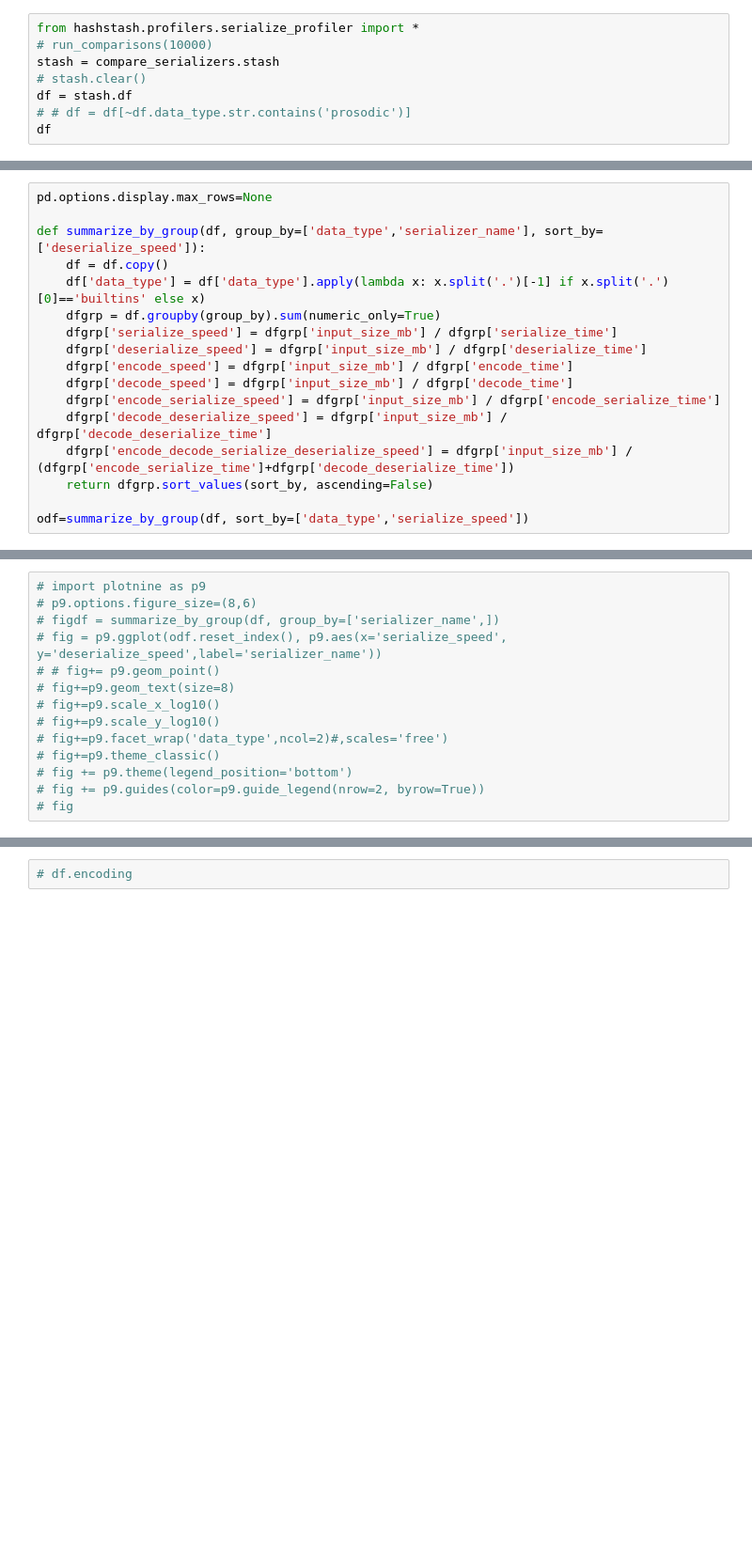
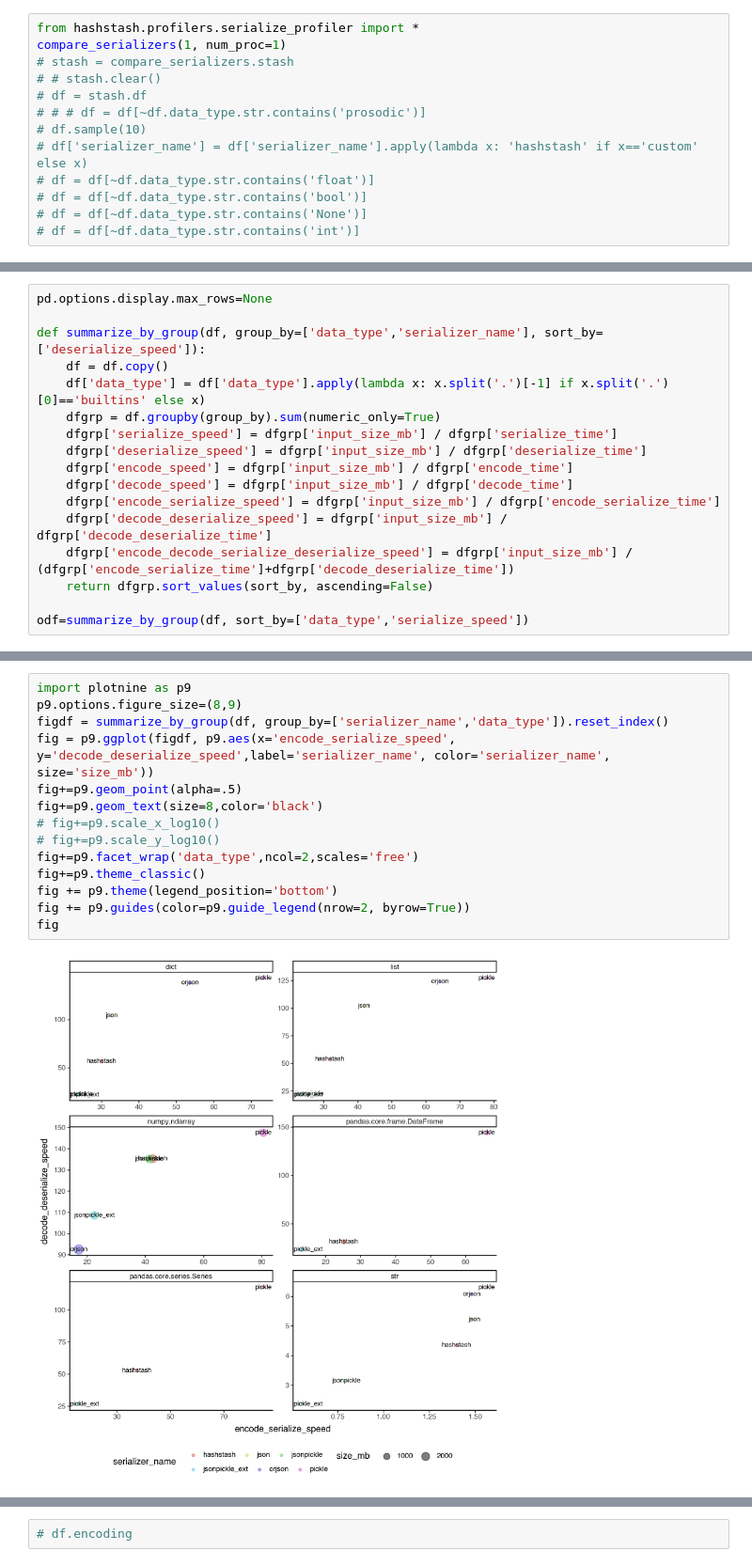
Before and after one commit to quadrismegistus/hashstash, a Jupyter notebook: notebooks/profile_serialize.ipynb, the cells around one changed output, grey strips where cells are left out. Shown: that part at 94% size. Cells and saved outputs as stored; diff of their text form; blank space fills up the shorter version.

```diff
--- a/notebooks/profile_serialize.ipynb
+++ b/notebooks/profile_serialize.ipynb
@@ -1,9 +1,14 @@
 # %%
 from hashstash.profilers.serialize_profiler import *
-# run_comparisons(10000)
-stash = compare_serializers.stash
-# stash.clear()
-df = stash.df
-# # df = df[~df.data_type.str.contains('prosodic')]
-df
+compare_serializers(1, num_proc=1)
+# stash = compare_serializers.stash
+# # stash.clear()
+# df = stash.df
+# # # df = df[~df.data_type.str.contains('prosodic')]
+# df.sample(10)
+# df['serializer_name'] = df['serializer_name'].apply(lambda x: 'hashstash' if x=='custom' else x)
+# df = df[~df.data_type.str.contains('float')]
+# df = df[~df.data_type.str.contains('bool')]
+# df = df[~df.data_type.str.contains('None')]
+# df = df[~df.data_type.str.contains('int')]
 # %% [output]
@@ -64,14 +106,16 @@ odf=summarize_by_group(df, sort_by=['data_type','serialize_speed'])
 # %%
-# import plotnine as p9
-# p9.options.figure_size=(8,6)
-# figdf = summarize_by_group(df, group_by=['serializer_name',])
-# fig = p9.ggplot(odf.reset_index(), p9.aes(x='serialize_speed', y='deserialize_speed',label='serializer_name'))
-# # fig+= p9.geom_point()
-# fig+=p9.geom_text(size=8)
+import plotnine as p9
+p9.options.figure_size=(8,9)
+figdf = summarize_by_group(df, group_by=['serializer_name','data_type']).reset_index()
+fig = p9.ggplot(figdf, p9.aes(x='encode_serialize_speed', y='decode_deserialize_speed',label='serializer_name', color='serializer_name', size='size_mb'))
+fig+=p9.geom_point(alpha=.5)
+fig+=p9.geom_text(size=8,color='black')
 # fig+=p9.scale_x_log10()
 # fig+=p9.scale_y_log10()
-# fig+=p9.facet_wrap('data_type',ncol=2)#,scales='free')
-# fig+=p9.theme_classic()
-# fig += p9.theme(legend_position='bottom')
-# fig += p9.guides(color=p9.guide_legend(nrow=2, byrow=True))
-# fig
+fig+=p9.facet_wrap('data_type',ncol=2,scales='free')
+fig+=p9.theme_classic()
+fig += p9.theme(legend_position='bottom')
+fig += p9.guides(color=p9.guide_legend(nrow=2, byrow=True))
+fig
+# %% [output]
+[figure, added]
```
Also changed, not shown: parts of 11 cells of this notebook, 35 other files.
